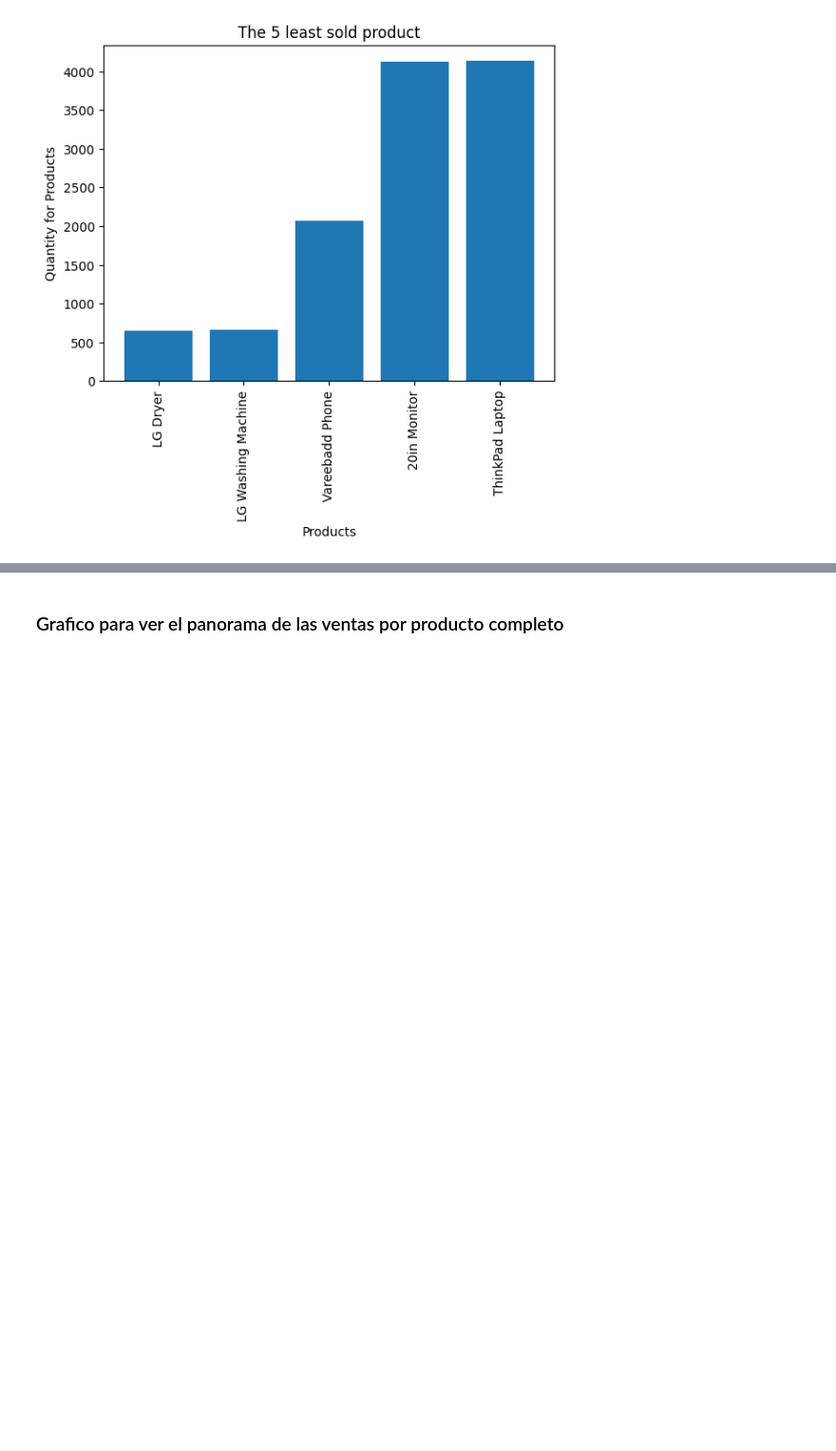
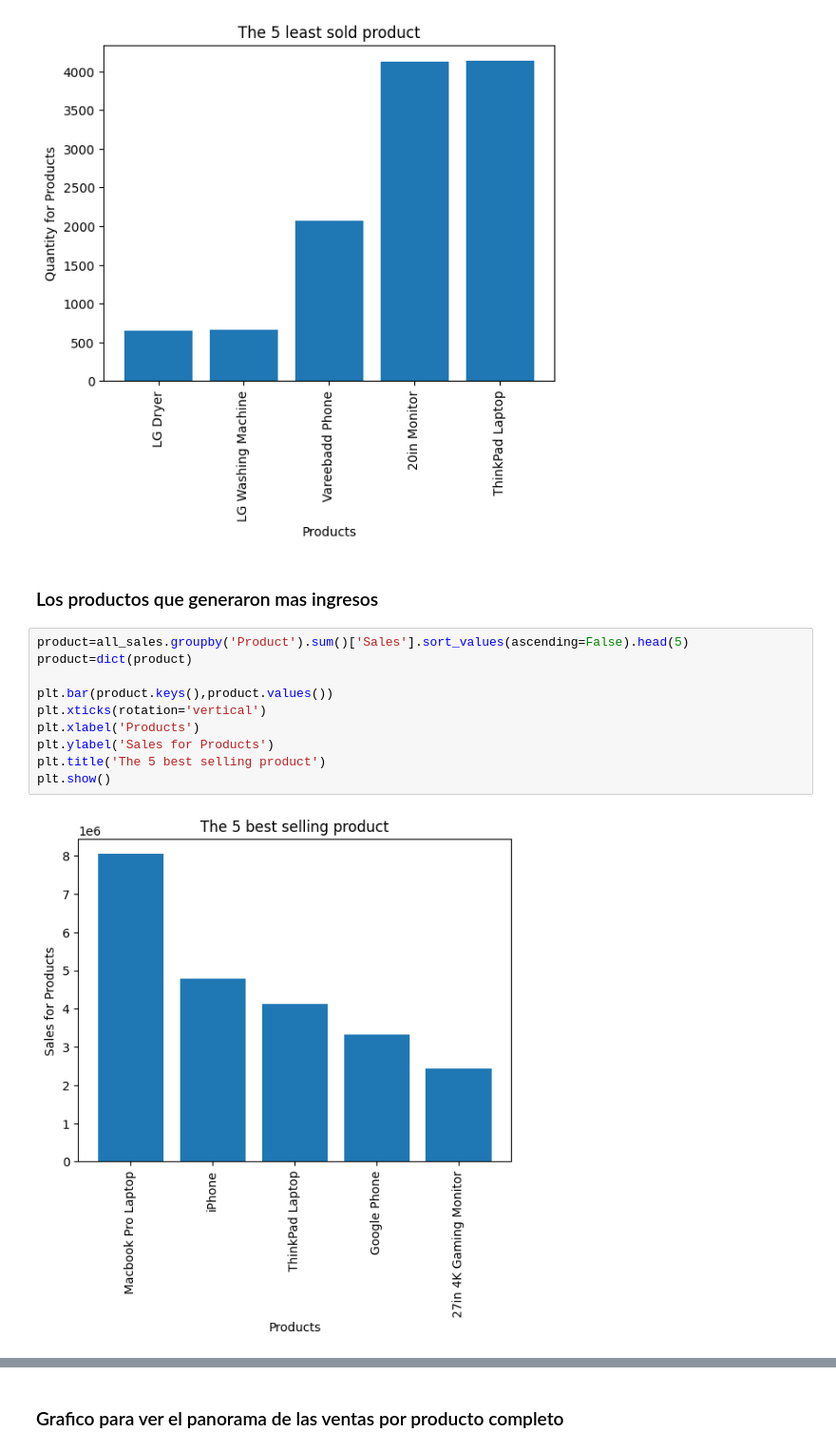
Before and after one commit to jhonthe77/Sales_Data, a Jupyter notebook: sales.ipynb, the cells around one changed output, grey strips where cells are left out. Shown at 95% size. Drawn from its saved outputs; the diff is of its cells as text; blank space fills up the shorter version.

Commit message:
nuevo anilis de de los productos

```diff
--- a/sales.ipynb
+++ b/sales.ipynb
@@ -98,3 +98,17 @@ plt.title('The 5 least sold product')
 plt.show()
 # %% [output]
 [figure]
+# %% [markdown]
+### Los productos que generaron mas ingresos
+# %%
+product=all_sales.groupby('Product').sum()['Sales'].sort_values(ascending=False).head(5)
+product=dict(product)
+
+plt.bar(product.keys(),product.values())
+plt.xticks(rotation='vertical')
+plt.xlabel('Products')
+plt.ylabel('Sales for Products')
+plt.title('The 5 best selling product')
+plt.show()
+# %% [output]
+[figure, added]
```
Also changed, not shown: parts of 2 cells of this notebook.
